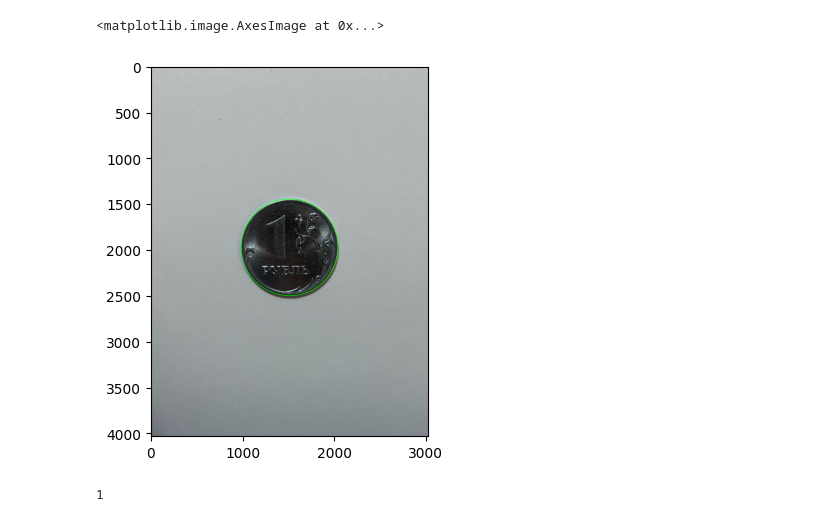
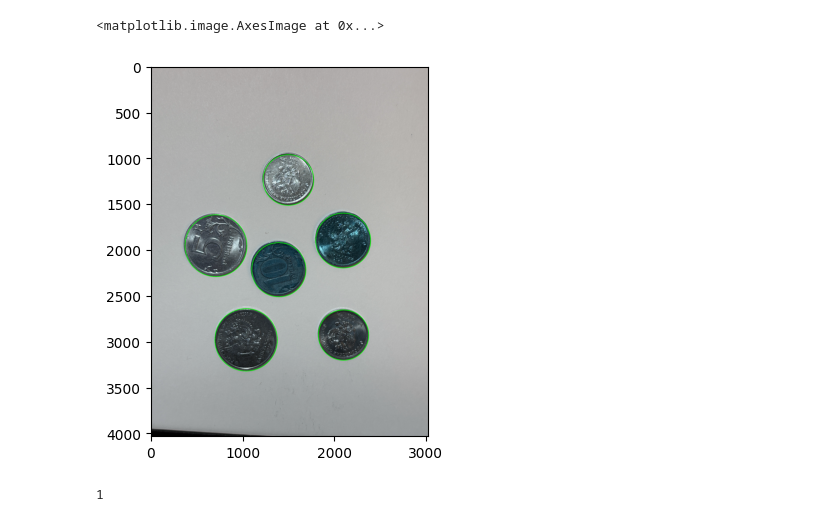
Before and after one commit to inqvizitor15/university-2nd-year-practice, a Jupyter notebook: research.ipynb, the cells around one changed output. Drawn from its saved outputs; the diff is of its cells as text; code cells hidden in the pictures.

```diff
--- a/research.ipynb
+++ b/research.ipynb
@@ -8,10 +8,10 @@ import os
 import random
 import shutil
 # %%
-# img_path = 'D:/practice 2nd year/Project/raw/scenes/IMG_3892.JPG'
+img_path = 'D:/practice 2nd year/Project/raw/scenes/IMG_3892.JPG'
 
 
-img_path = 'D:/practice 2nd year/Project/raw/singles/1/obverse/IMG_3814.JPG'
+# img_path = 'D:/practice 2nd year/Project/raw/singles/1/obverse/IMG_3814.JPG'
 
 
 
@@ -19,52 +19,52 @@ image = cv2.imread(img_path)
 
 gray = cv2.cvtColor(image, cv2.COLOR_BGR2GRAY)
 
 gray = cv2.GaussianBlur(gray, (9, 9), 2)
 
 # Для нескольких
+circles = cv2.HoughCircles(
+    gray,
+    cv2.HOUGH_GRADIENT,
+    dp=1,
+    minDist=300,
+    param1=150,
+    param2=70,
+    minRadius=150,
+    maxRadius=400
+)
+
+#Для одной
+
 # circles = cv2.HoughCircles(
 #     gray,
 #     cv2.HOUGH_GRADIENT,
 #     dp=1,
-#     minDist=560,
-#     param1=150,
-#     param2=50,
-#     minRadius=150,
-#     maxRadius=300
+#     minDist=1000,
+#     param1=130,
+#     param2=20,
+#     minRadius=500,
+#     maxRadius=800
 # )
-
-#Для одной
-
-circles = cv2.HoughCircles(
-    gray,
-    cv2.HOUGH_GRADIENT,
-    dp=1,
-    minDist=1000,
-    param1=130,
-    param2=20,
-    minRadius=500,
-    maxRadius=800
-)
 
 circles = np.uint16(np.around(circles))
 
 img_circles = image.copy()
 
 if circles is not None:
     circles = np.uint16(np.around(circles))
 
     # Рисуем каждый найденный круг
     for i in circles[0, :]:
         # Рисуем окружность (контур круга)
         cv2.circle(img_circles, (i[0], i[1]), i[2], (0, 255, 0), 5)
 
         # Рисуем центр круга
         cv2.circle(img_circles, (i[0], i[1]), 2, (0, 0, 255), 1)
 
 plt.imshow(img_circles)
 # %% [output]
 <matplotlib.image.AxesImage at 0x...>
-[figure, old version]
+[figure, new version]
 # %%
 def crop_coin(image, x, y, r, margin=15):
     """
```
Also changed, not shown: 4 other files.
